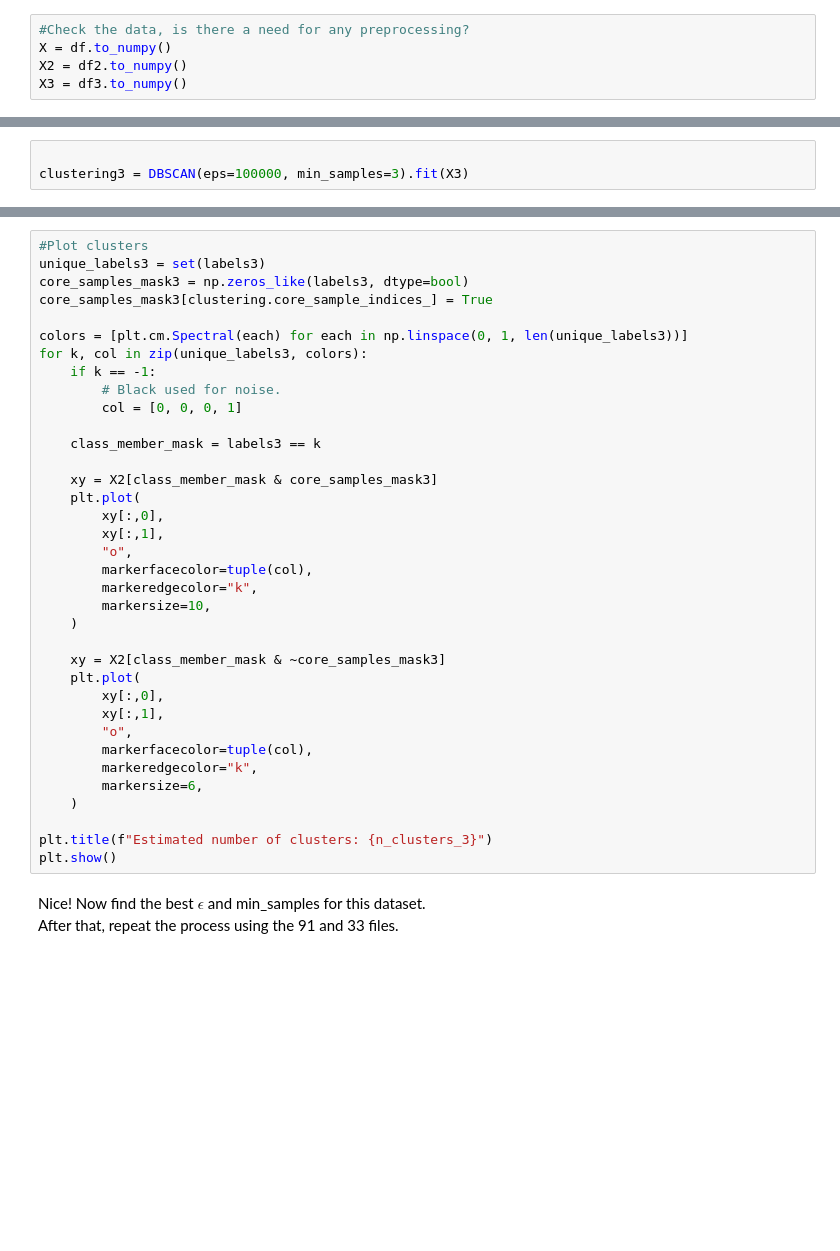
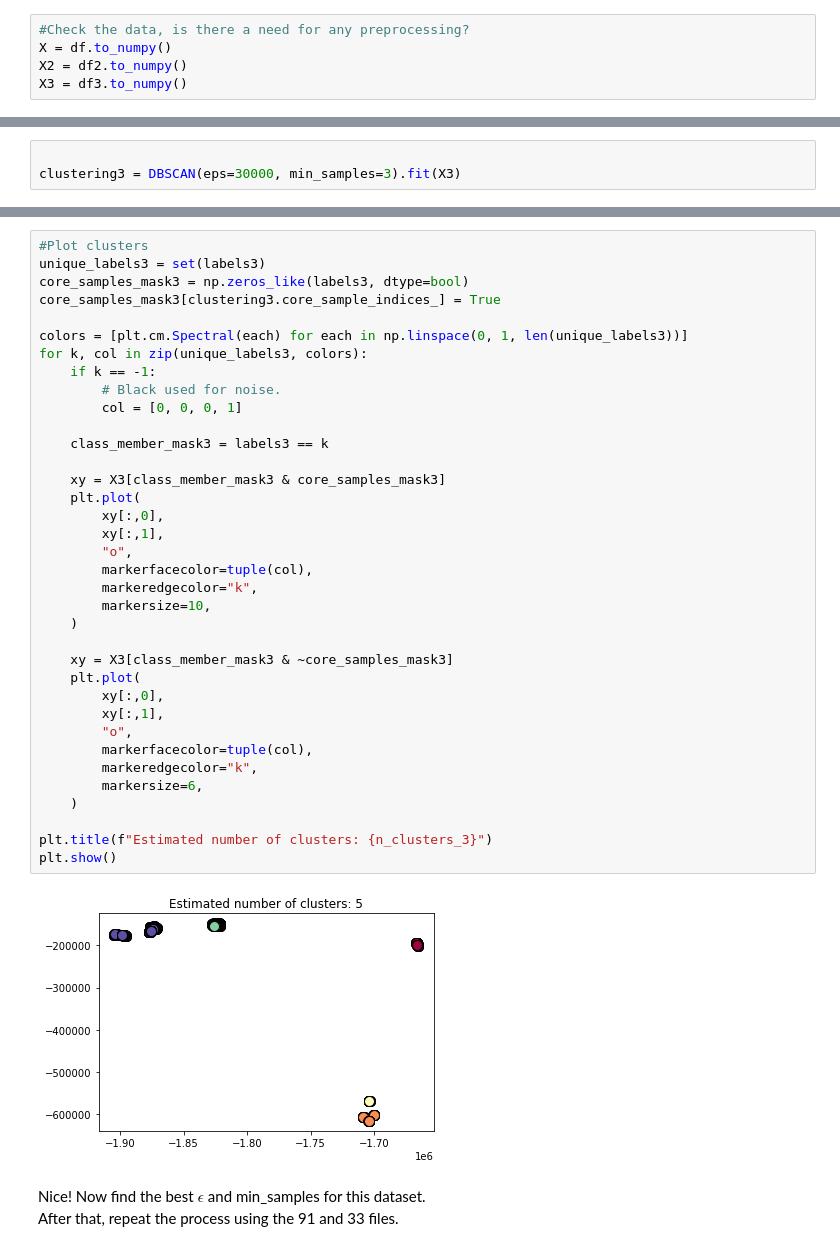
Before and after one commit to ManuelFelipeA/Clustering, a Jupyter notebook: DBSCAN_Ex.ipynb, the cells around one changed output, grey strips where cells are left out. Saved outputs shown, nothing was run; the diff lists cells and outputs as text; blank space fills up the shorter version.

```diff
--- a/DBSCAN_Ex.ipynb
+++ b/DBSCAN_Ex.ipynb
@@ -45,6 +42,6 @@ Error:
 # %%
 
-clustering3 = DBSCAN(eps=100000, min_samples=3).fit(X3)
+clustering3 = DBSCAN(eps=30000, min_samples=3).fit(X3)
 # %%
 labels = clustering.labels_
 
@@ -157,38 +162,40 @@ plt.show()
 #Plot clusters
 unique_labels3 = set(labels3)
 core_samples_mask3 = np.zeros_like(labels3, dtype=bool)
-core_samples_mask3[clustering.core_sample_indices_] = True
+core_samples_mask3[clustering3.core_sample_indices_] = True
 
 colors = [plt.cm.Spectral(each) for each in np.linspace(0, 1, len(unique_labels3))]
 for k, col in zip(unique_labels3, colors):
     if k == -1:
         # Black used for noise.
         col = [0, 0, 0, 1]
 
-    class_member_mask = labels3 == k
+    class_member_mask3 = labels3 == k
 
-    xy = X2[class_member_mask & core_samples_mask3]
+    xy = X3[class_member_mask3 & core_samples_mask3]
     plt.plot(
         xy[:,0],
         xy[:,1],
         "o",
         markerfacecolor=tuple(col),
         markeredgecolor="k",
         markersize=10,
     )
 
-    xy = X2[class_member_mask & ~core_samples_mask3]
+    xy = X3[class_member_mask3 & ~core_samples_mask3]
     plt.plot(
         xy[:,0],
         xy[:,1],
         "o",
         markerfacecolor=tuple(col),
         markeredgecolor="k",
         markersize=6,
     )
 
 plt.title(f"Estimated number of clusters: {n_clusters_3}")
 plt.show()
+# %% [output]
+[figure, added]
 # %% [markdown]
 Nice! Now find the best $\epsilon$ and min_samples for this dataset.
 After that, repeat the process using the 91 and 33 files.
```
Also changed, not shown: parts of 8 cells of this notebook, 1 other file.
